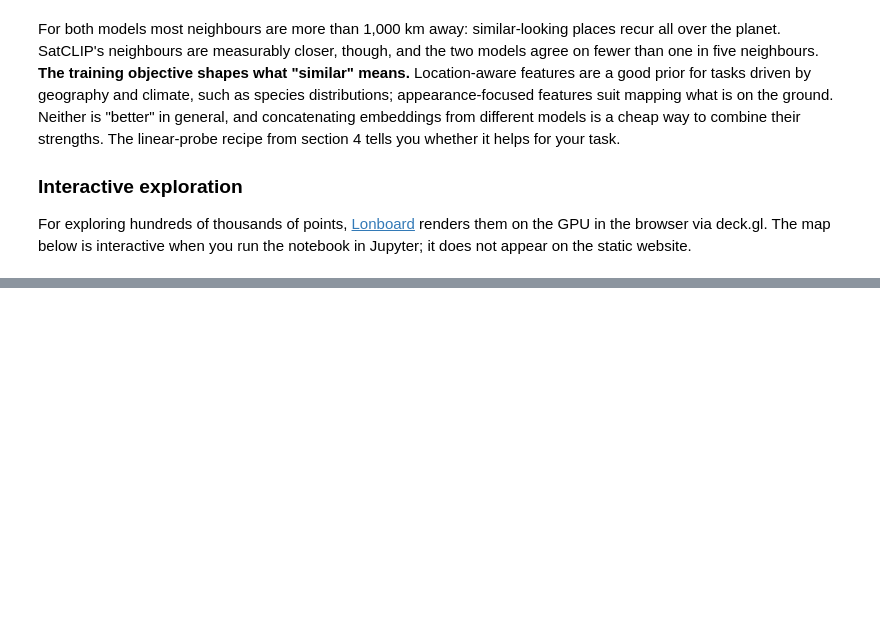
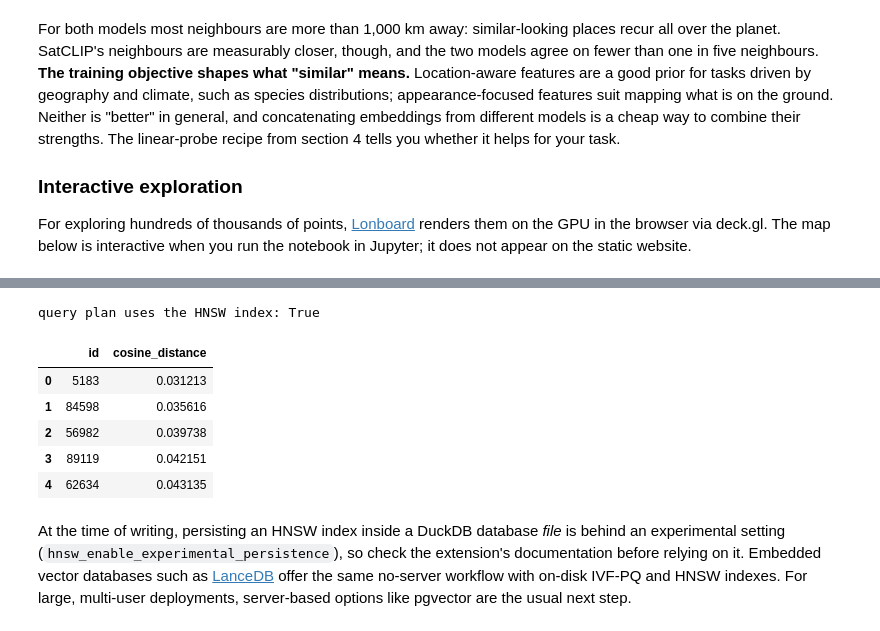
Before and after one commit to geo-embeddings/geo-embeddings-site, a Jupyter notebook: tutorials/geo_embeddings_02_analysis_and_fine_tuning.ipynb, the cells around one changed output, grey strips where cells are left out. Drawn from its saved outputs; the diff is of its cells as text; code cells hidden in the pictures; blank space fills up the shorter version.

```diff
--- a/tutorials/geo_embeddings_02_analysis_and_fine_tuning.ipynb
+++ b/tutorials/geo_embeddings_02_analysis_and_fine_tuning.ipynb
@@ -884,0 +1092,24 @@ Map(layer)
+# %%
+con = duckdb.connect()
+con.sql('INSTALL vss; LOAD vss;')
+pixels_df = pd.DataFrame({'id': np.arange(100_000), 'embedding': list(base[:100_000])})
+con.sql('CREATE TABLE pixels AS SELECT id, embedding::FLOAT[64] AS embedding FROM pixels_df')
+con.sql("CREATE INDEX pixels_hnsw ON pixels USING HNSW (embedding) WITH (metric = 'cosine')")
+
+nearest = '''
+    SELECT id, array_cosine_distance(embedding, ?::FLOAT[64]) AS cosine_distance
+    FROM pixels ORDER BY cosine_distance LIMIT 5
+'''
+plan = con.execute('EXPLAIN ' + nearest, [queries[0].tolist()]).fetchall()[0][1]
+print('query plan uses the HNSW index:', 'HNSW' in plan)
+con.execute(nearest, [queries[0].tolist()]).df()
+# %% [output]
+query plan uses the HNSW index: True
+|  | id | cosine_distance |
+| 0 | 5183 | 0.031213 |
+| 1 | 84598 | 0.035616 |
+| 2 | 56982 | 0.039738 |
+| 3 | 89119 | 0.042151 |
+| 4 | 62634 | 0.043135 |
+# %% [markdown]
+At the time of writing, persisting an HNSW index inside a DuckDB database *file* is behind an experimental setting (`hnsw_enable_experimental_persistence`), so check the extension's documentation before relying on it. Embedded vector databases such as [LanceDB](https://lancedb.com) offer the same no-server workflow with on-disk IVF-PQ and HNSW indexes. For large, multi-user deployments, server-based options like pgvector are the usual next step.
```
Also changed, not shown: parts of 17 cells of this notebook, 3 other files.
